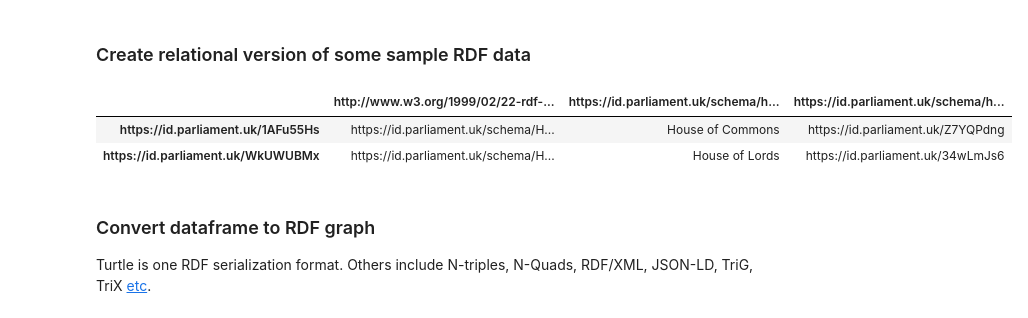
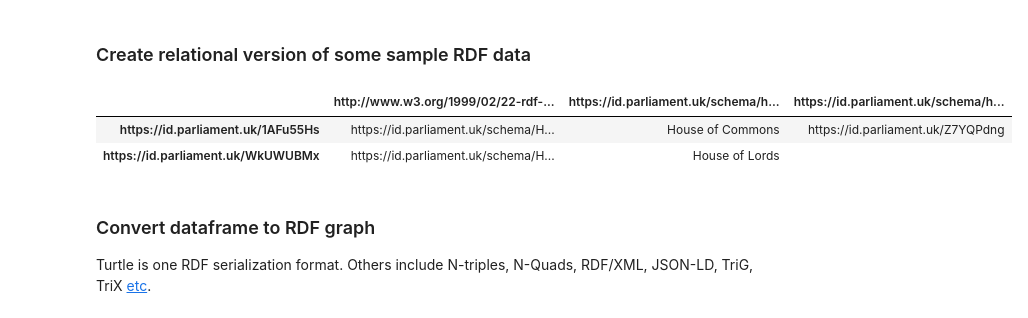
Before and after one commit to KMNitesh/parlpublic, a Jupyter notebook: RDF.ipynb, the cells around one changed output. Drawn from its saved outputs; the diff is of its cells as text; code cells hidden in the pictures.

```diff
--- a/RDF.ipynb
+++ b/RDF.ipynb
@@ -28,15 +53,15 @@ import requests
 # %%
 df = pd.DataFrame(data = {
         'http://www.w3.org/1999/02/22-rdf-syntax-ns#type': ['https://id.parliament.uk/schema/House', 'https://id.parliament.uk/schema/House'],
         'https://id.parliament.uk/schema/houseName': ['House of Commons', 'House of Lords'],
-        'https://id.parliament.uk/schema/househasHouseSeat': ['https://id.parliament.uk/Z7YQPdng', 'https://id.parliament.uk/34wLmJs6'],
+        'https://id.parliament.uk/schema/househasHouseSeat': ['https://id.parliament.uk/Z7YQPdng', ""],
         },
         index=['https://id.parliament.uk/1AFu55Hs', 'https://id.parliament.uk/WkUWUBMx'])
 df
 # %% [output]
 |  | http://www.w3.org/1999/02/22-rdf-... | https://id.parliament.uk/schema/h... | https://id.parliament.uk/schema/h... |
 | https://id.parliament.uk/1AFu55Hs | https://id.parliament.uk/schema/H... | House of Commons | https://id.parliament.uk/Z7YQPdng |
-| https://id.parliament.uk/WkUWUBMx | https://id.parliament.uk/schema/H... | House of Lords | https://id.parliament.uk/34wLmJs6 |
+| https://id.parliament.uk/WkUWUBMx | https://id.parliament.uk/schema/H... | House of Lords |  |
 # %% [markdown]
 ### Convert dataframe to RDF graph
 
```
Also changed, not shown: parts of 11 cells of this notebook, 2 other files.
